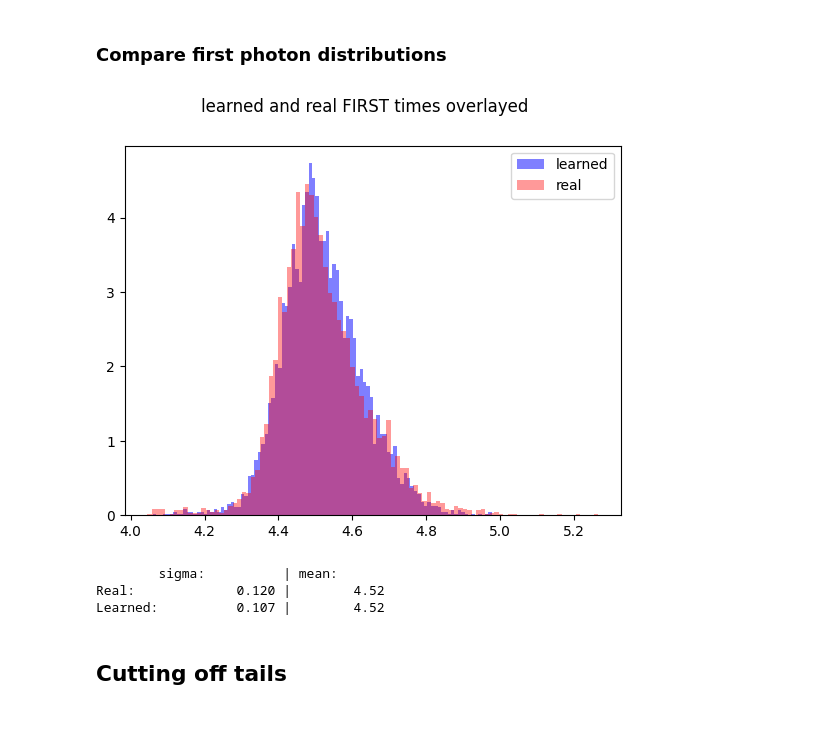
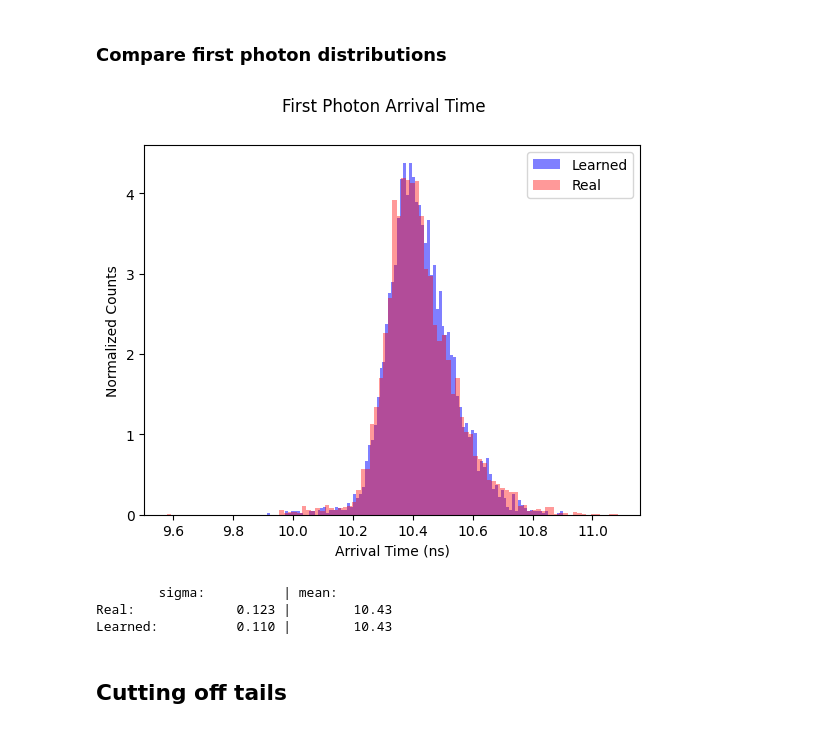
Before and after one commit to RowanKell/work_eic, a Jupyter notebook: macros/Timing_estimation/NF_one_bar_time_resolution.ipynb, the cells around one changed output. Drawn from its saved outputs; the diff is of its cells as text; code cells hidden in the pictures.

```diff
--- a/macros/Timing_estimation/NF_one_bar_time_resolution.ipynb
+++ b/macros/Timing_estimation/NF_one_bar_time_resolution.ipynb
@@ -104,8 +106,10 @@ checkdir(test_dist_path)
 # %% [markdown]
 Load model accoring to params above
 # %%
-model.load(model_path + "run_" + run_num_str + "_" + str(num_context)+ "context_" +K_str +  "flows_"\
-           + hidden_layers_str+"hl_" + hidden_units_str+"hu_" + batch_size_str+"bs.pth")
+# model.load(model_path + "run_" + run_num_str + "_" + str(num_context)+ "context_" +K_str +  "flows_"\
+#            + hidden_layers_str+"hl_" + hidden_units_str+"hu_" + batch_size_str+"bs.pth")
+perm_model_dir = "/hpc/group/vossenlab/rck32/NF_time_res_models/"
+model.load(perm_model_dir+ "run_7_3context_8flows_26hl_256hu_2000bs.pth")
 model = model.to(device)
 
 model_compile = torch.compile(model,mode = "reduce-overhead")
@@ -117,8 +121,8 @@ load sector_scint root files with uproot
 '''muon z pos vary'''
 
 # Specify the directory path
-directory = f"/cwork/rck32/eic/work_eic/root_files/August_2/segment_scint/"
-filename = "run_1/mu_5GeV_5k_time_res.edm4hep.root"
+directory = f"/hpc/group/vossenlab/rck32/eic/work_eic/root_files/time_res_one_segment_scint/September_12/"
+filename = "run_1_mum_0_8_10GeV_theta_90_5kevents.edm4hep.root"
 
 file_path = os.path.join(directory, filename)
 data = process_data_one_segment(file_path + ":events")
@@ -223,6 +210,8 @@ if valid_events.numel() > 0:
 threshold = 10
 
 # uproot_path = f"/cwork/rck32/eic/work_eic/root_files/August_1/run_1cm_optph/mu_5GeV_500_0.edm4hep.root:events"
-uproot_path = f"/cwork/rck32/eic/work_eic/root_files/August_1/run_1cm_optph/"
+# uproot_path = f"/cwork/rck32/eic/work_eic/root_files/August_1/run_1cm_optph/"
+uproot_path = f"/hpc/group/vossenlab/rck32/eic/work_eic/root_files/time_res_one_segment_sensor/September_12/run_1"
+
 accepted_times, second_lowest_list, avg_accepted_times = process_times(uproot_path, threshold,True)
 # %% [output]
@@ -231,13 +234,15 @@ total: 420414 | duplicates: 26316 | ratio: 0.06259544163610156 | num unique cell
 ### Compare first photon distributions
 # %%
 fig_first_times, axs_first_times = plot.subplots(1,1)
-axs_first_times.hist(first_times,bins = 100,alpha = 0.5, color = "blue",density = True,label = "learned");
-axs_first_times.hist(accepted_times,bins = 100,alpha = 0.4, color = "red",density = True,label = "real");
+axs_first_times.hist(first_times,bins = 100,alpha = 0.5, color = "blue",density = True,label = "Learned");
+axs_first_times.hist(accepted_times,bins = 100,alpha = 0.4, color = "red",density = True,label = "Real");
 axs_first_times.legend()
-fig_first_times.suptitle("learned and real FIRST times overlayed")
-fig_first_times.savefig("plots/time_res/August_7/real_vs_learned_first_times_run_7.jpeg")
+axs_first_times.set_ylabel("Normalized Counts")
+axs_first_times.set_xlabel("Arrival Time (ns)")
+fig_first_times.suptitle("First Photon Arrival Time")
+fig_first_times.savefig("plots/APSDNP/time_res/Sept_12/real_vs_learned_first_times_good.pdf")
 # %% [output]
-[figure, old version]
+[figure, new version]
 # %%
 #timing resolution:
 (mu_real, sigma_real) = norm.fit(accepted_times)
@@ -247,8 +252,8 @@ print("Real:\t\t  %4.3f |\t %4.2f" %(sigma_real,mu_real))
 print("Learned:\t  %4.3f |\t %4.2f" %(sigma_learned,mu_learned))
 # %% [output]
         sigma:          | mean:
-Real:             0.120 |        4.52
-Learned:          0.107 |        4.52
+Real:             0.123 |        10.43
+Learned:          0.110 |        10.43
 # %% [markdown]
 ## Cutting off tails
 # %%
```
Also changed, not shown: parts of 7 cells of this notebook, 48 other files.
